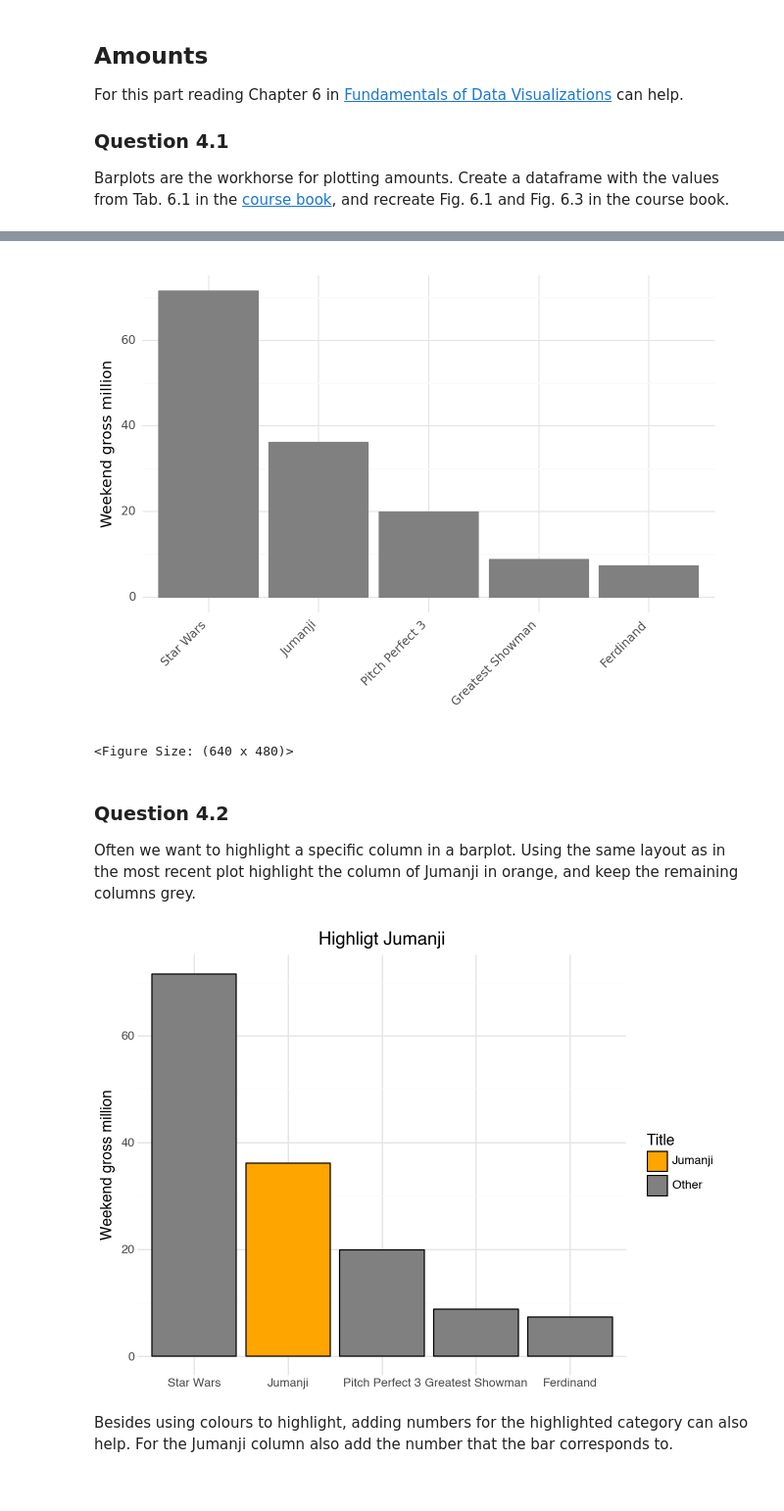
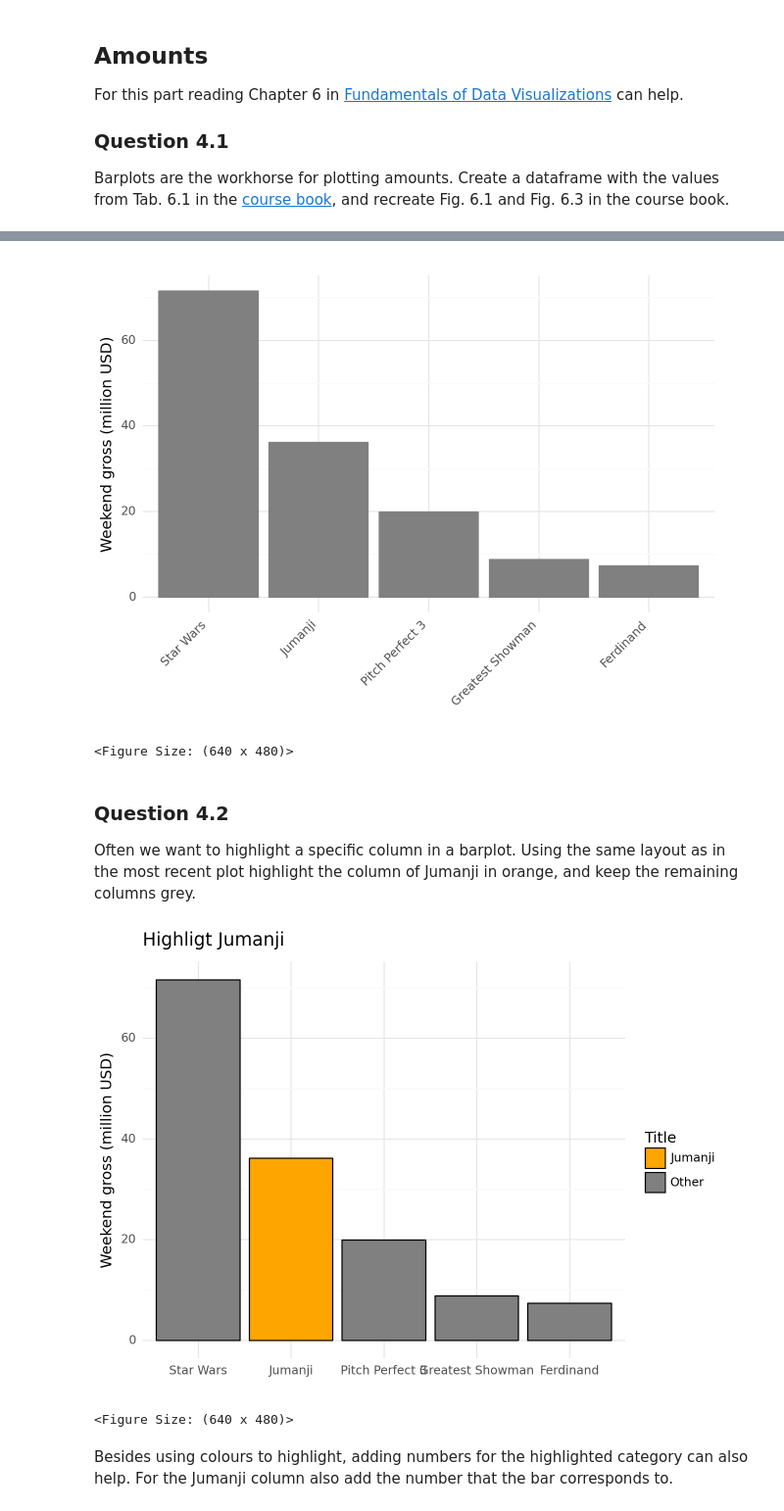
Before and after one commit to ErikDagobert/Scientific-Visualization, a Jupyter notebook: HW1/Homework1_2025.ipynb, the cells around one changed output, grey strips where cells are left out. Shown at 98% size. Drawn from its saved outputs; the diff is of its cells as text; code cells hidden in the pictures.

```diff
--- a/HW1/Homework1_2025.ipynb
+++ b/HW1/Homework1_2025.ipynb
@@ -472,13 +472,13 @@ p9
 #Yixuan
 p10 = (ggplot(data9, aes(x="Title", y="Weekend gross million"))
     + geom_bar(stat = "identity", position = "dodge", color="grey", fill="grey")
-    + labs(x = "", title = "")
+    + labs(x = "", y= "Weekend gross (million USD)",title = "")
     + theme_minimal()
     + theme(axis_text_x=element_text(rotation=45, hjust=1)))
 p10
 # Remember to print the visual
 # %% [output]
-[figure, old version]
+[figure, new version]
 <Figure Size: (640 x 480)>
 # %% [markdown]
 ### Question 4.2
@@ -487,16 +487,17 @@ Often we want to highlight a specific column in a barplot. Using the same layout
 # %%
 # Insert code here
 #Yixuan
 p11 = (ggplot(data9, aes(x="Title", y="Weekend gross million", fill=data9["Title"].apply(lambda x: "Jumanji" if x=="Jumanji" else "Other")))
     + geom_bar(stat="identity", position="dodge", color="black")
     + scale_fill_manual(values={"Jumanji": "orange", "Other": "grey"})
-    + labs(x = "", title = "Highligt Jumanji")
+    + labs(x = "", y= "Weekend gross (million USD)", title = "Highligt Jumanji")
     + theme_minimal())
 
 p11
 # Remember to print the visual
 # %% [output]
-[figure, old version]
+[figure, new version]
+<Figure Size: (640 x 480)>
 # %% [markdown]
 Besides using colours to highlight, adding numbers for the highlighted category can also help. For the Jumanji column also add the number that the bar corresponds to.
 # %%
```
Also changed, not shown: parts of 2 cells of this notebook.
